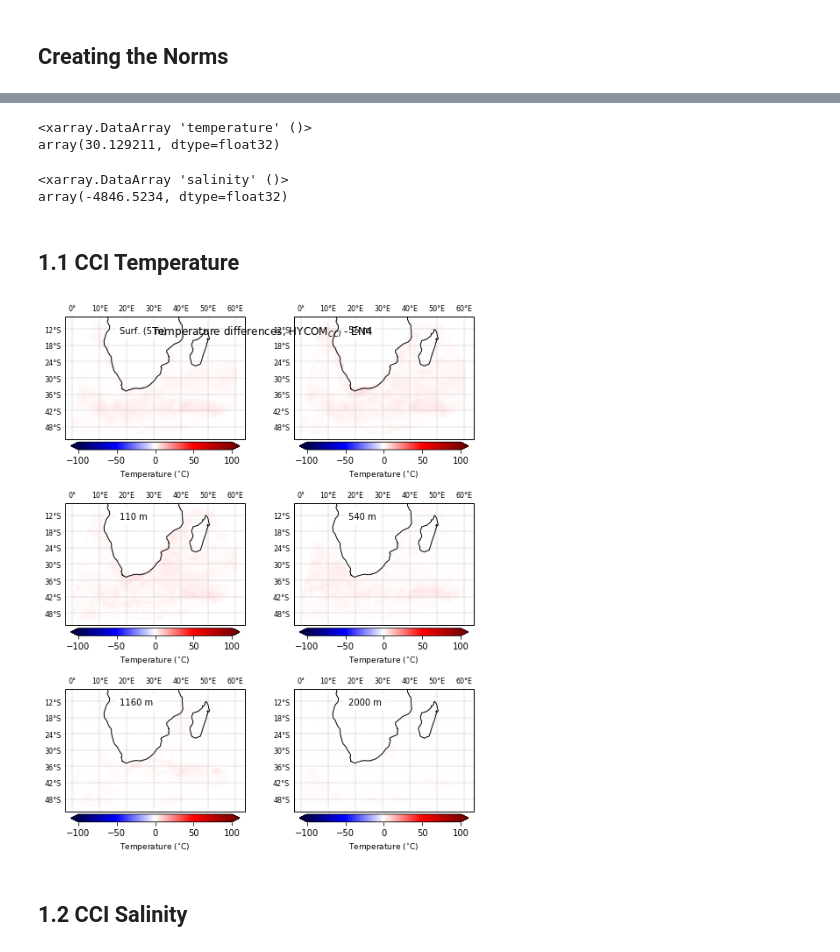
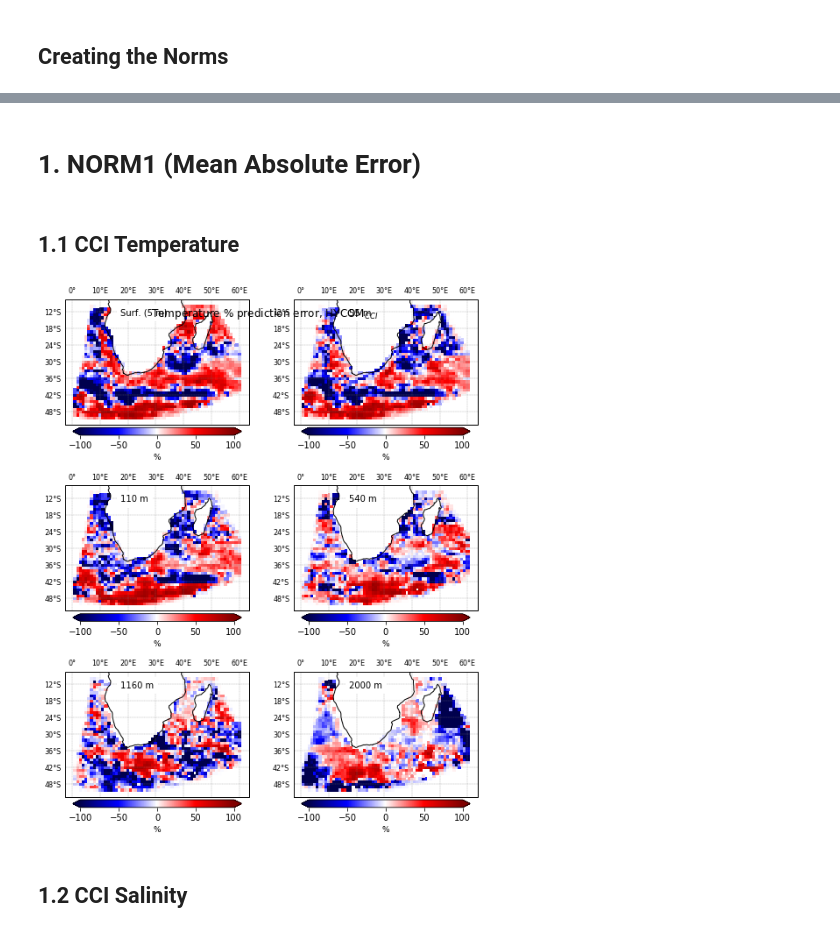
Before and after one commit to HarryLuyt/paper1_scripts, a Jupyter notebook: Scripts/Norm_vs_EN4_analysis_horizontal.ipynb, the cells around one changed output, grey strips where cells are left out. Saved outputs shown, nothing was run; the diff lists cells and outputs as text; code cells hidden in the pictures.

```diff
--- a/Scripts/Norm_vs_EN4_analysis_horizontal.ipynb
+++ b/Scripts/Norm_vs_EN4_analysis_horizontal.ipynb
@@ -188,56 +160,45 @@ array([[[[nan, ..., nan],
-# %%
-ds_EN4['temperature'].max()
-# %% [output]
-<xarray.DataArray 'temperature' ()>
-array(30.129211, dtype=float32)
-# %%
-cci_sal_norm2.min()
-# cci_norm_sst
-# ds_EN4
-# %% [output]
-<xarray.DataArray 'salinity' ()>
-array(-4846.5234, dtype=float32)
+# %% [markdown]
+# 1. NORM1 (Mean Absolute Error)
 # %% [markdown]
 ## 1.1 CCI Temperature
 # %%
 proj = ccrs.PlateCarree()
 depth_labels = ['Surf. (5 m)', '55 m', '110 m', '540 m', '1160 m', '2000 m']
 depths = [0, 5, 10, 22, 26, 30]
 
 fig = plt.figure(figsize=(7.5,9))
-fig.suptitle('Temperature differences, HYCOM$_{CCI}$ - EN4', y=0.95)
+fig.suptitle('Temperature % prediction error, HYCOM$_{CCI}$', y=0.95)
 
 for s, i in enumerate(depth_labels):
 
     ax = plt.subplot(3,2,s+1,projection=proj)
-#     diff = cci_norm_sst[depths[s]]
-#     diff = cci_sst_norm1[depths[s]]
-    diff = rmse(ds_hycomcci,'temperature')[depths[s]]
 
-    img = diff.plot(ax=ax, transform=ccrs.PlateCarree(), cmap=plt.get_cmap('seismic'), add_colorbar=False, vmin=-100, vmax=100)
+    layer = cci_sst_norm1[depths[s]]
+
+    img = layer.plot(ax=ax, transform=ccrs.PlateCarree(), cmap=plt.get_cmap('seismic'), add_colorbar=False, vmin=-100, vmax=100)
     cbar = plt.colorbar(img, shrink=0.8, extend='both', orientation='horizontal', pad=0.02)
-    cbar.set_label('Temperature ($^{\circ}$C)', fontsize=9)
+    cbar.set_label('%', fontsize=9)
     ax.coastlines()
 
     # gridline work
     gl = ax.gridlines(crs=ccrs.PlateCarree(), color='grey', linewidth=0.3, draw_labels=True, linestyle='dashed')
     gl.xlabels_top = True
     gl.xlabels_bottom = False
     gl.ylabels_right = False
     gl.xformatter = LONGITUDE_FORMATTER
     gl.yformatter = LATITUDE_FORMATTER
     gl.xlabel_style = {'size': 8}
     gl.ylabel_style = {'size': 8}
 
     ax.text(0.30,0.87,'{0}'.format(i), bbox=dict(facecolor='white', edgecolor='white', alpha=1), fontsize=10, transform=ax.transAxes)
     ax.set_title('')
 
-# plt.savefig('../Figures/model_interior/Short_Temp_5_55_110_540_1160_2000_CCI.png', dpi=300, bbox_inches='tight', format='png')
+plt.savefig('../Figures/model_interior/Short_Temp_Norm1_CCI.png', dpi=300, bbox_inches='tight', format='png')
 plt.plot()
 fig.canvas.draw()
 fig.tight_layout()
 # %% [output]
-[figure, old version]
+[figure, new version]
 # %% [markdown]
 ## 1.2 CCI Salinity
 # %%
```
Also changed, not shown: parts of 58 cells of this notebook.
